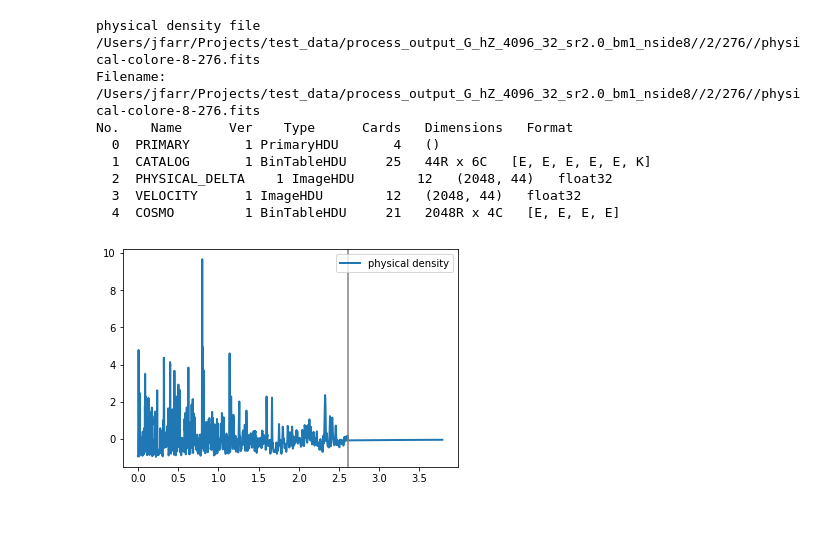
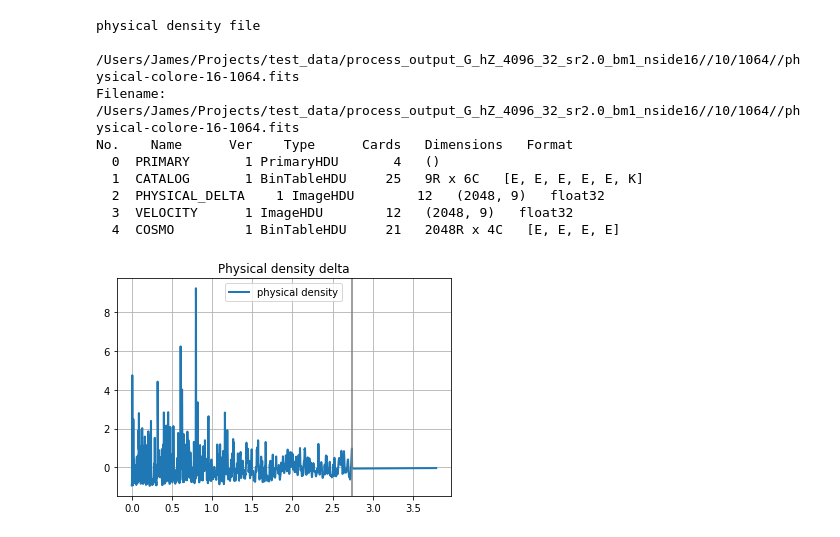
Before and after one commit to igmhub/LyaCoLoRe, a Jupyter notebook: example_scripts/plot_processed_files.ipynb, the cells around one changed output. Cells and saved outputs as stored; diff of their text form; code cells hidden in the pictures.

```diff
--- a/example_scripts/plot_processed_files.ipynb
+++ b/example_scripts/plot_processed_files.ipynb
@@ -47,25 +51,29 @@ No.    Name      Ver    Type      Cards   Dimensions   Format
 # %%
-# file with physical density
+# physical colore
 phys_dens_file = dirname+'/physical-colore-'+suffix
-print('physical density file',phys_dens_file)
+print('physical density file\n',phys_dens_file)
 phys_dens_hdu = fits.open(phys_dens_file)
 phys_dens_hdu.info()
 phys_dens = phys_dens_hdu[2].data
 phys_dens_zs = phys_dens_hdu[4].data['Z']
 phys_dens_hdu.close()
-
-plt.plot(phys_dens_zs,phys_dens[iskewer],lw=2,label='physical density')
-plt.axvline(x=zq[iskewer],c=(0.5,0.5,0.5))
-plt.legend()
-plt.show()
 # %% [output]
-physical density file /Users/jfarr/Projects/test_data/process_output_G_hZ_4096_32_sr2.0_bm1_nside8//2/276//physical-colore-8-276.fits
-Filename: /Users/jfarr/Projects/test_data/process_output_G_hZ_4096_32_sr2.0_bm1_nside8//2/276//physical-colore-8-276.fits
+physical density file
+ /Users/James/Projects/test_data/process_output_G_hZ_4096_32_sr2.0_bm1_nside16//10/1064//physical-colore-16-1064.fits
+Filename: /Users/James/Projects/test_data/process_output_G_hZ_4096_32_sr2.0_bm1_nside16//10/1064//physical-colore-16-1064.fits
 No.    Name      Ver    Type      Cards   Dimensions   Format
   0  PRIMARY       1 PrimaryHDU       4   ()
-  1  CATALOG       1 BinTableHDU     25   44R x 6C   [E, E, E, E, E, K]
-  2  PHYSICAL_DELTA    1 ImageHDU        12   (2048, 44)   float32
-  3  VELOCITY      1 ImageHDU        12   (2048, 44)   float32
+  1  CATALOG       1 BinTableHDU     25   9R x 6C   [E, E, E, E, E, K]
+  2  PHYSICAL_DELTA    1 ImageHDU        12   (2048, 9)   float32
+  3  VELOCITY      1 ImageHDU        12   (2048, 9)   float32
   4  COSMO         1 BinTableHDU     21   2048R x 4C   [E, E, E, E]
-[figure, removed]
+# %%
+plt.plot(phys_dens_zs,phys_dens[iskewer],lw=2,label='physical density')
+plt.axvline(x=zq[iskewer],c=(0.5,0.5,0.5))
+plt.title('Physical density delta')
+plt.legend()
+plt.grid()
+plt.show()
+# %% [output]
+[figure, added]
 # %%
```
Also changed, not shown: parts of 17 cells of this notebook, 2 other files.
